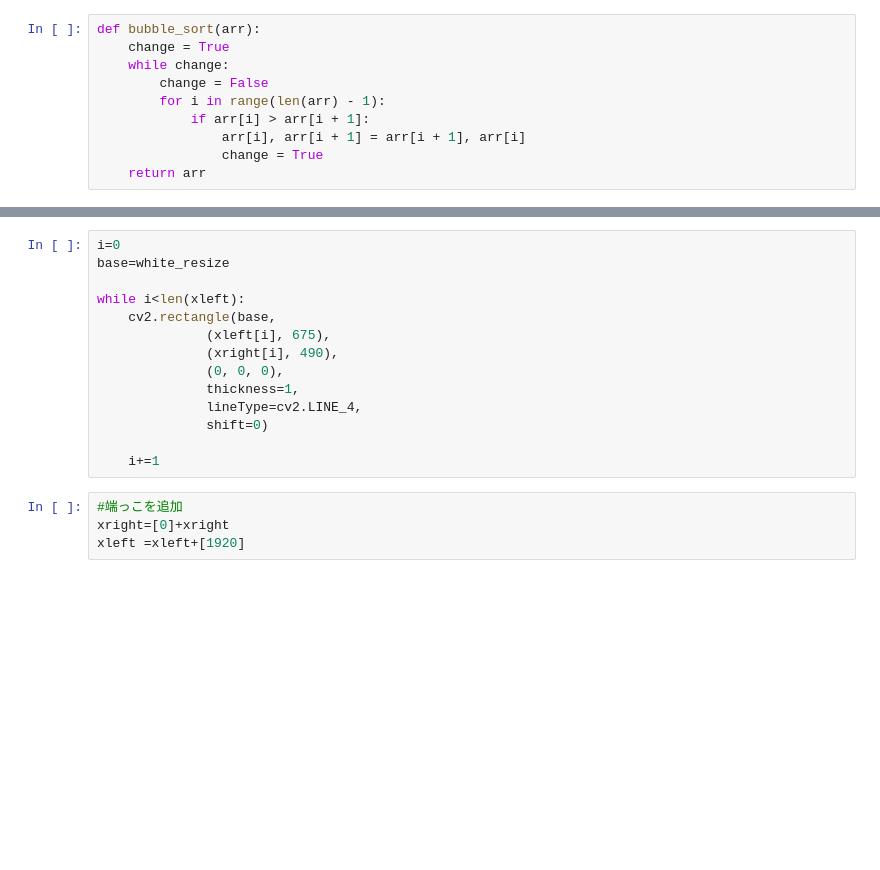
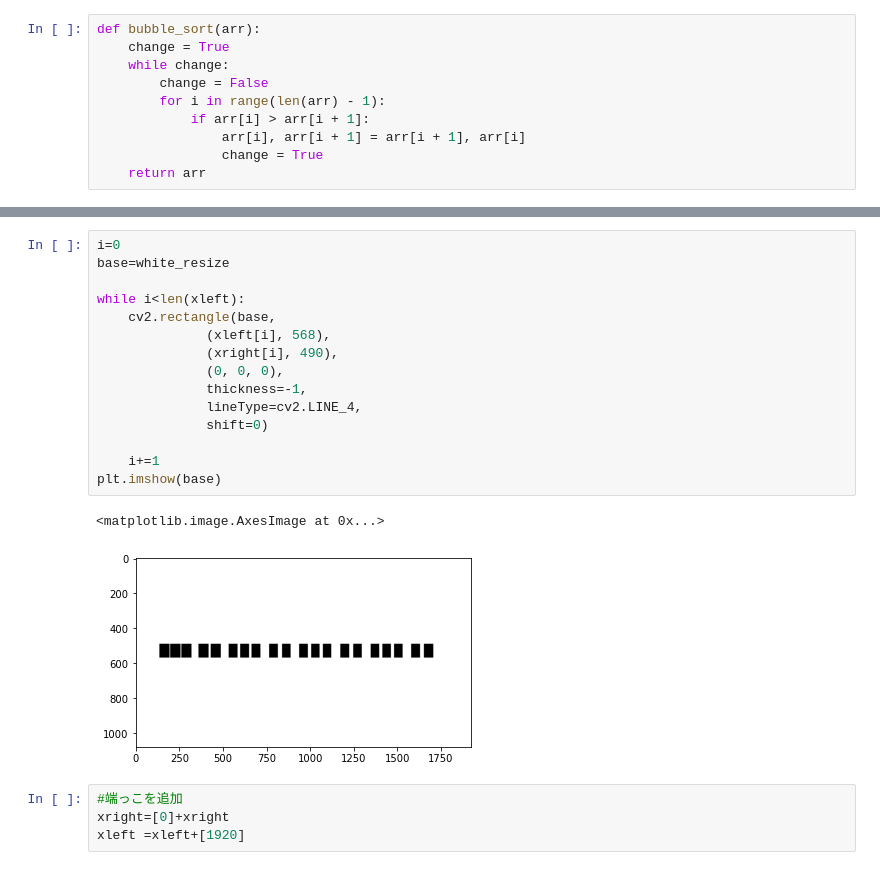
Before and after one commit to rasseimu/kakenkeyboard, a Jupyter notebook: keyboard/doremi_ok.ipynb, the cells around one changed output, grey strips where cells are left out. Drawn from its saved outputs; the diff is of its cells as text; blank space fills up the shorter version.

```diff
--- a/keyboard/doremi_ok.ipynb
+++ b/keyboard/doremi_ok.ipynb
@@ -161,17 +174,21 @@ while i<len(xleft):
 # %%
 i=0
 base=white_resize
 
 while i<len(xleft):
     cv2.rectangle(base,
-              (xleft[i], 675),
+              (xleft[i], 568),
               (xright[i], 490),
               (0, 0, 0),
-              thickness=1,
+              thickness=-1,
               lineType=cv2.LINE_4,
               shift=0)
 
     i+=1
+plt.imshow(base)
+# %% [output]
+<matplotlib.image.AxesImage at 0x...>
+[figure, added]
 # %%
 #端っこを追加
 xright=[0]+xright
```
Also changed, not shown: parts of 32 cells of this notebook.
